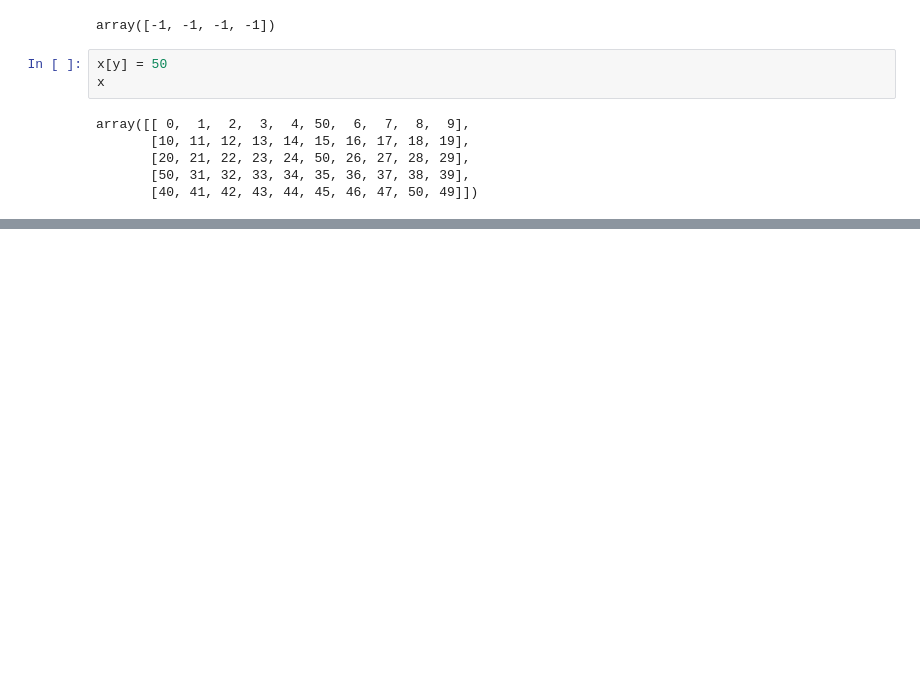
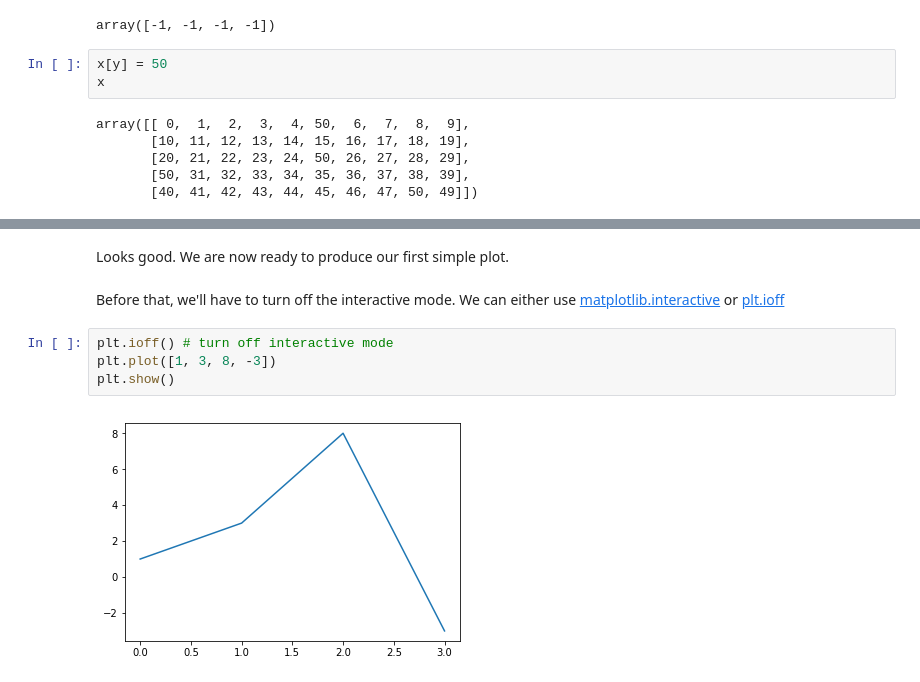
Before and after one commit to RohanBh/learning-python, a Jupyter notebook: exploring-scientific-libraries.ipynb, the cells around one changed output, grey strips where cells are left out. Drawn from its saved outputs; the diff is of its cells as text; blank space fills up the shorter version.

Commit message:
Complete basic matplotlib

```diff
--- a/exploring-scientific-libraries.ipynb
+++ b/exploring-scientific-libraries.ipynb
@@ -696,0 +717,13 @@ array([[ 0,  1,  2,  3,  4, 50,  6,  7,  8,  9],
+# %% [markdown]
+Looks good. We are now ready to produce our first simple plot.
+# %% [markdown]
+Before that, we'll have to turn off the interactive mode. We can either use [matplotlib.interactive][1] or [plt.ioff][2]
+
+[1]: https://matplotlib.org/api/matplotlib_configuration_api.html#matplotlib.interactive
+[2]: https://matplotlib.org/api/_as_gen/matplotlib.pyplot.ioff.html#matplotlib.pyplot.ioff
+# %%
+plt.ioff() # turn off interactive mode
+plt.plot([1, 3, 8, -3])
+plt.show()
+# %% [output]
+[figure, added]
```
Also changed, not shown: parts of 33 cells of this notebook.
